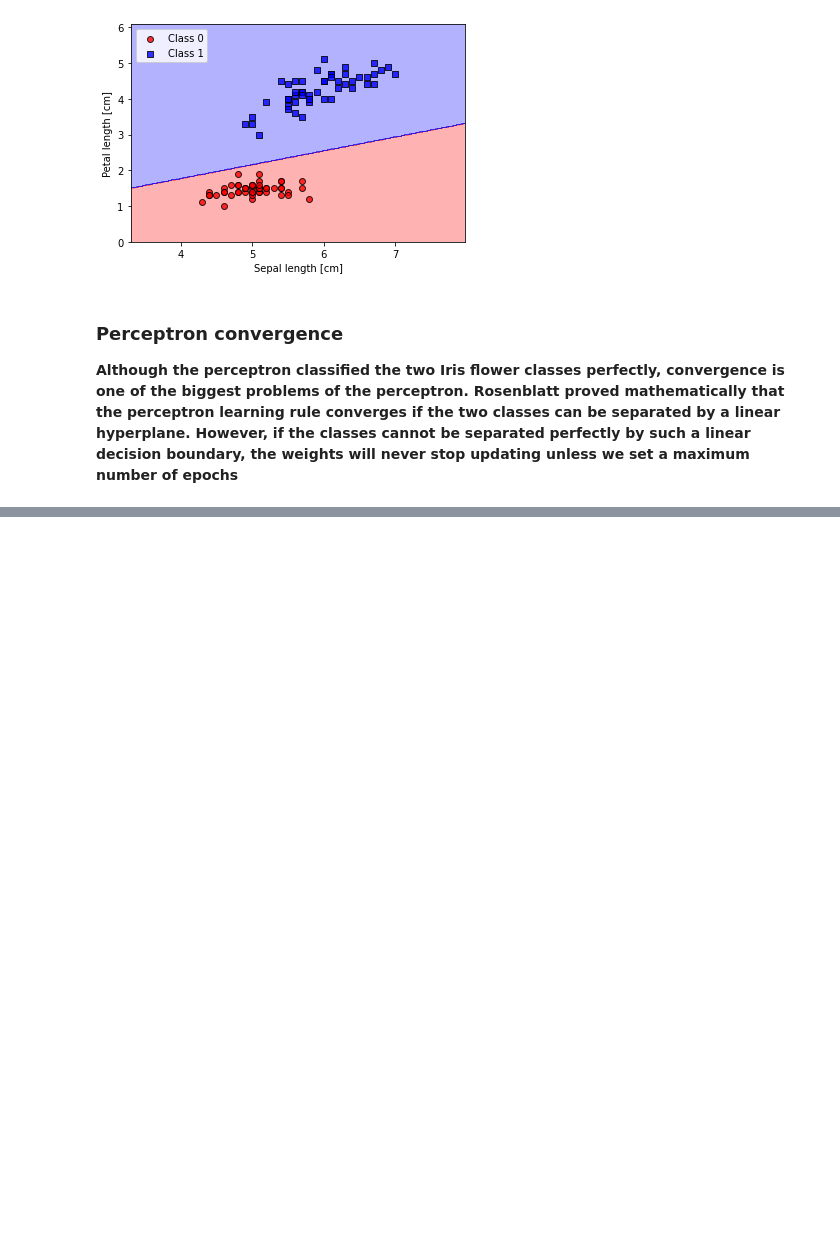
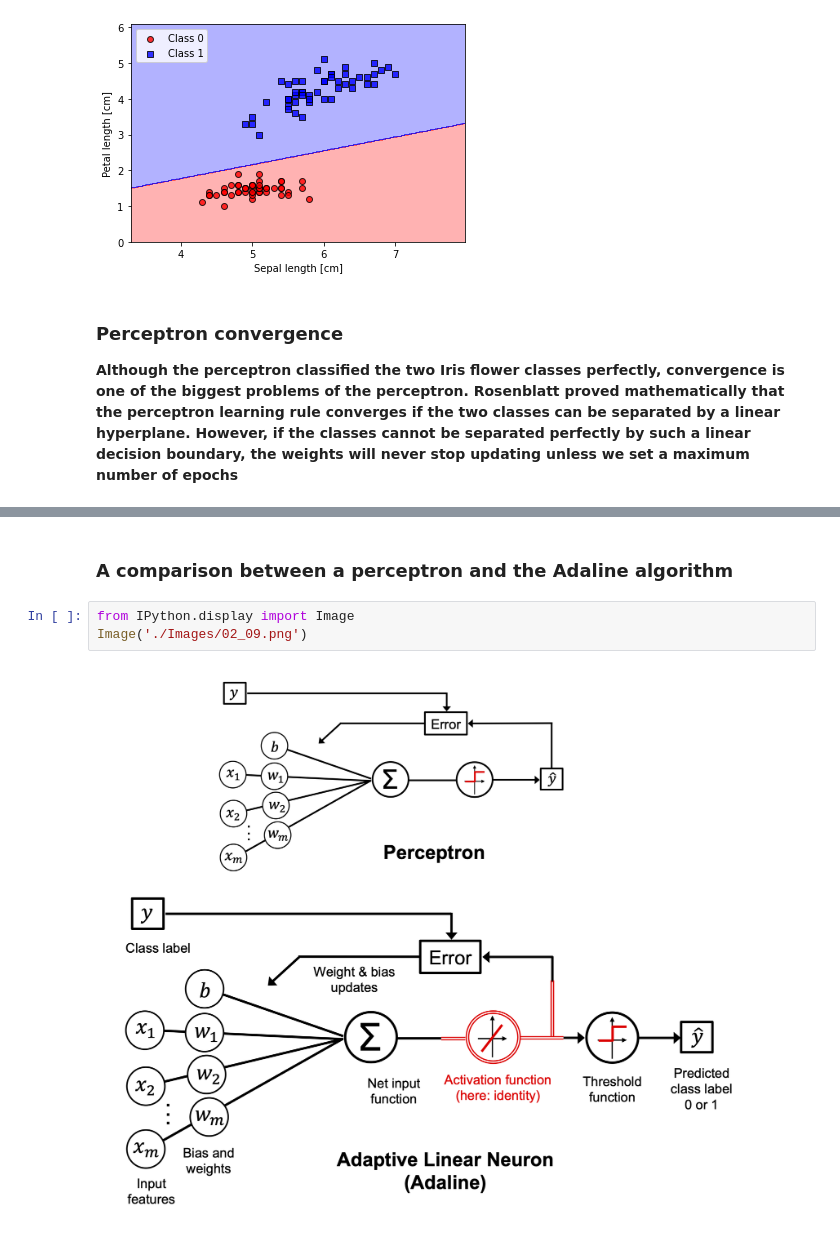
Before and after one commit to emadmagdy72/Reading-Technical-Books, a Jupyter notebook: Machine Learning with PyTorch and Scikit-Learn (Sebastian Raschka)/Chapter 02/Notes Ch.02.ipynb, the cells around one changed output, grey strips where cells are left out. Cells and saved outputs as stored; diff of their text form; blank space fills up the shorter version.

```diff
--- a/Machine Learning with PyTorch and Scikit-Learn (Sebastian Raschka)/Chapter 02/Notes Ch.02.ipynb
+++ b/Machine Learning with PyTorch and Scikit-Learn (Sebastian Raschka)/Chapter 02/Notes Ch.02.ipynb
@@ -170,0 +177,7 @@ the perceptron learning rule converges if the two classes can be separated by a
+# %% [markdown]
+### A comparison between a perceptron and the Adaline algorithm
+# %%
+from IPython.display import Image
+Image('./Images/02_09.png')
+# %% [output]
+[figure, added]
```
Also changed, not shown: parts of 21 cells of this notebook, 6 other files.
